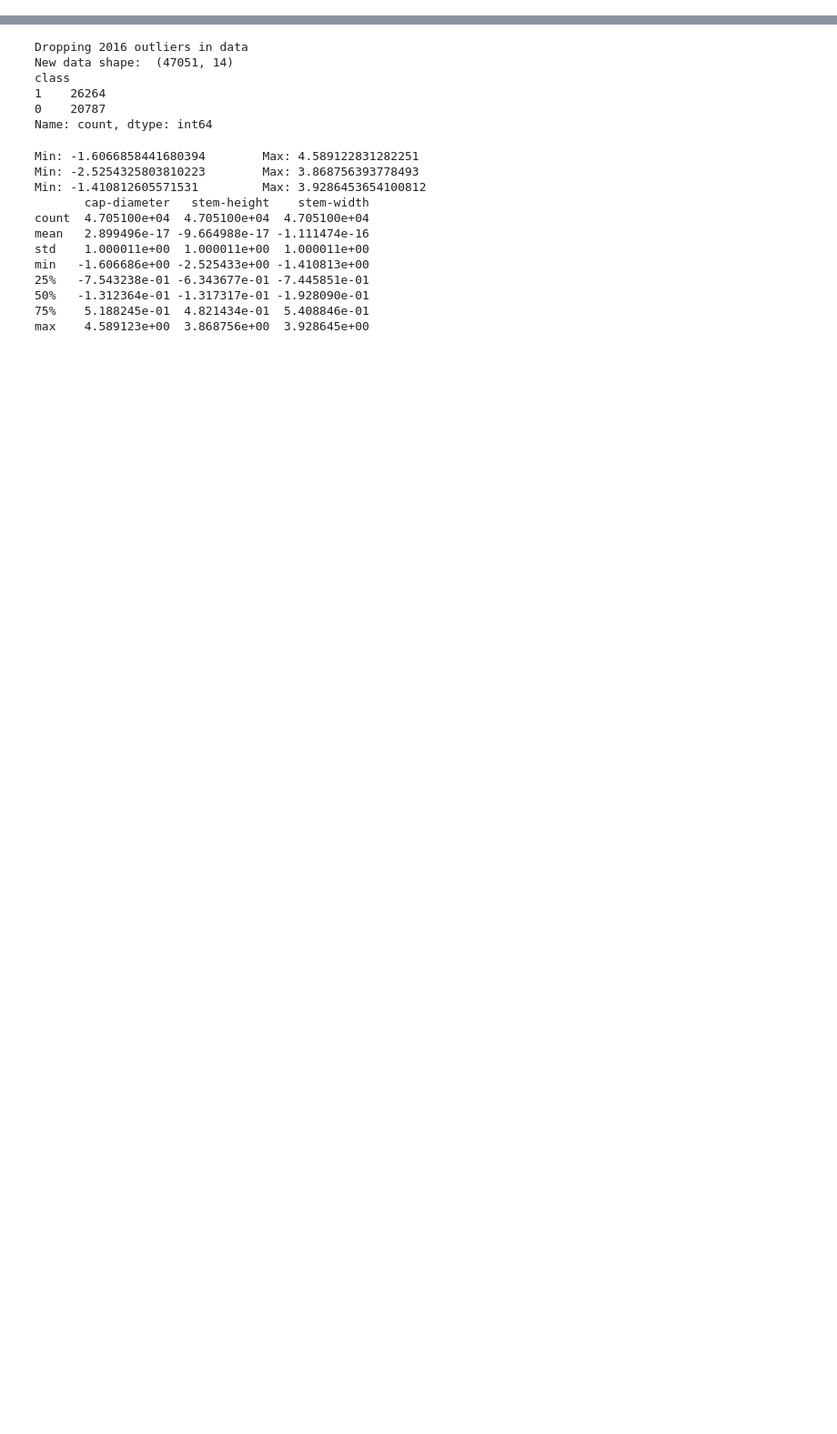
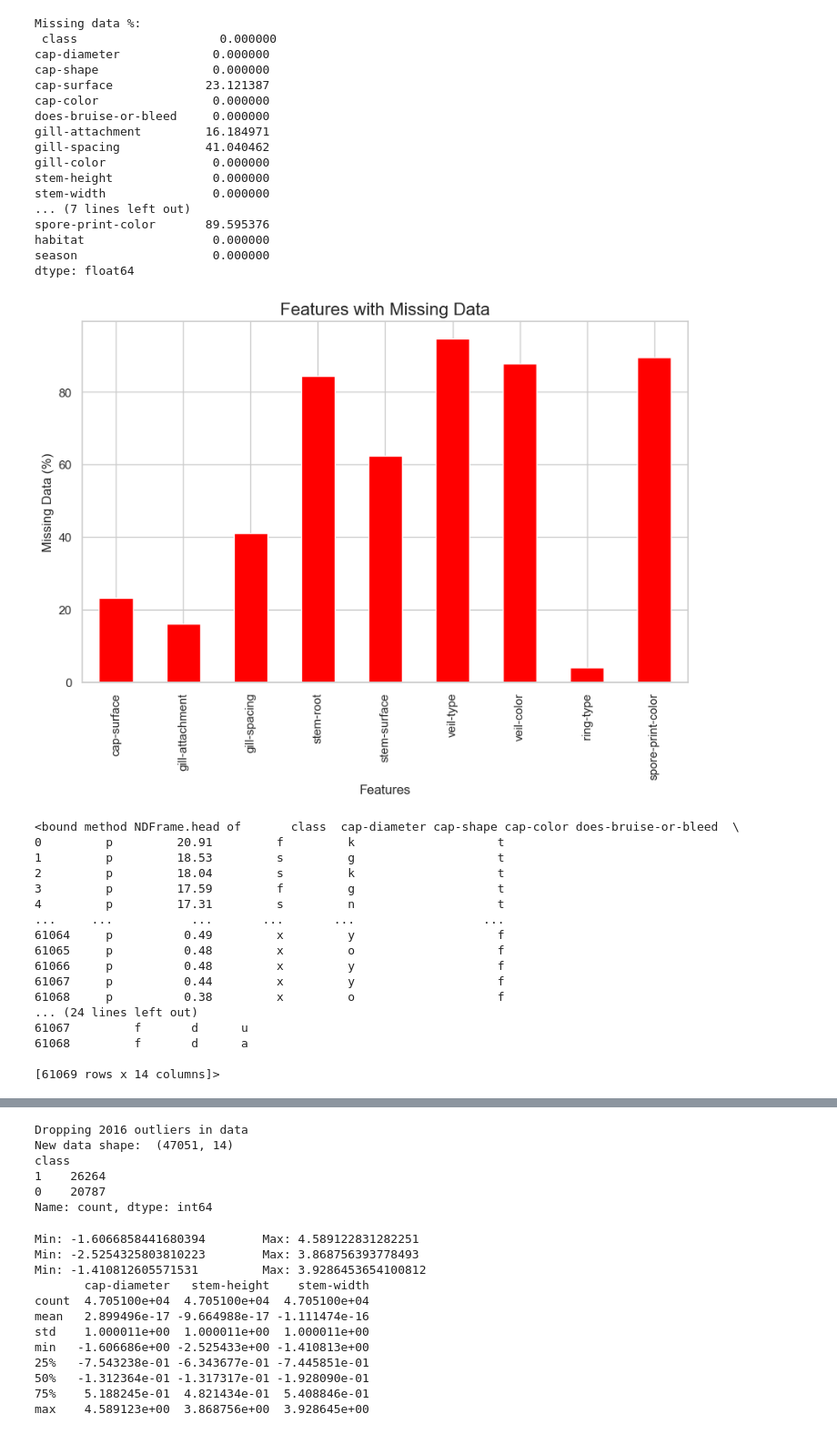
Before and after one commit to TheGrizF/CS422-Mushroom-Classification, a Jupyter notebook: CleaningData.ipynb, the cells around one changed output, grey strips where cells are left out. Shown at 91% size. Cells and saved outputs as stored; diff of their text form; code cells hidden in the pictures; blank space fills up the shorter version.

```diff
--- a/CleaningData.ipynb
+++ b/CleaningData.ipynb
@@ -1,21 +1,67 @@
 # %%
 import pandas as pd
+import matplotlib.pyplot as plt
 
-# load in csv data
+# Load in csv data
 original_data = pd.read_csv("MushroomDataset\comma_secondary_data.csv")
 
-# determine how much data is missing from each feature
-
+# Determine how much data is missing from each feature
 missing_info = original_data.isnull().sum() / len(original_data) * 100
 
-#Can print to analyze
-#print ("Missing data %: \n", missing_info)
+# Can print to analyze
+print ("Missing data %: \n", missing_info)
 
+# Drop below threshold
 threshold = 20
 features_to_drop = missing_info[missing_info > threshold].index
 data_drop_feature = original_data.drop(columns=features_to_drop)
 
-#print (data_clean.head)
+
+# Plot the missing data percentage for features with missing data above the threshold
+features_with_missing = missing_info[missing_info > 0]
+plt.figure(figsize=(10, 6))
+features_with_missing.plot(kind='bar', color='red')
+plt.title(f"Features with Missing Data", fontsize=16)
+plt.xlabel("Features", fontsize=12)
+plt.ylabel("Missing Data (%)", fontsize=12)
+plt.xticks(rotation=90)  # Rotate the feature names for better readability
+plt.show()
+# %% [output]
+Missing data %:
+ class                    0.000000
+cap-diameter             0.000000
+cap-shape                0.000000
+cap-surface             23.121387
+cap-color                0.000000
+does-bruise-or-bleed     0.000000
+gill-attachment         16.184971
+gill-spacing            41.040462
+gill-color               0.000000
+stem-height              0.000000
+stem-width               0.000000
+... (7 lines left out)
+spore-print-color       89.595376
+habitat                  0.000000
+season                   0.000000
+dtype: float64
+[figure, added]
+<bound method NDFrame.head of       class  cap-diameter cap-shape cap-color does-bruise-or-bleed  \
+0         p         20.91         f         k                    t
+1         p         18.53         s         g                    t
+2         p         18.04         s         k                    t
+3         p         17.59         f         g                    t
+4         p         17.31         s         n                    t
+...     ...           ...       ...       ...                  ...
+61064     p          0.49         x         y                    f
+61065     p          0.48         x         o                    f
+61066     p          0.48         x         y                    f
+61067     p          0.44         x         y                    f
+61068     p          0.38         x         o                    f
+... (24 lines left out)
+61067         f       d      u
+61068         f       d      a
+
+[61069 rows x 14 columns]>
 # %%
 # Search samples for missing or incomplete data
 missing_row = data_drop_feature.isnull().sum(axis=1)
```
Also changed, not shown: parts of 4 cells of this notebook, 1 other file.
